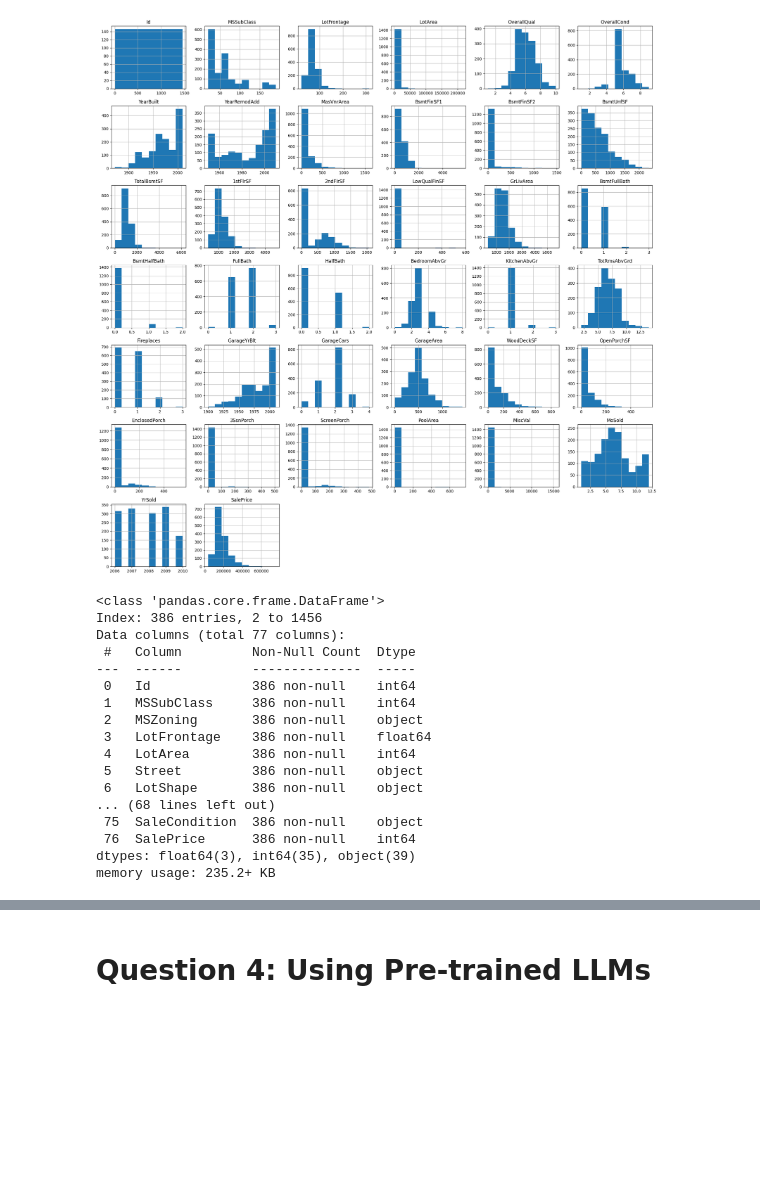
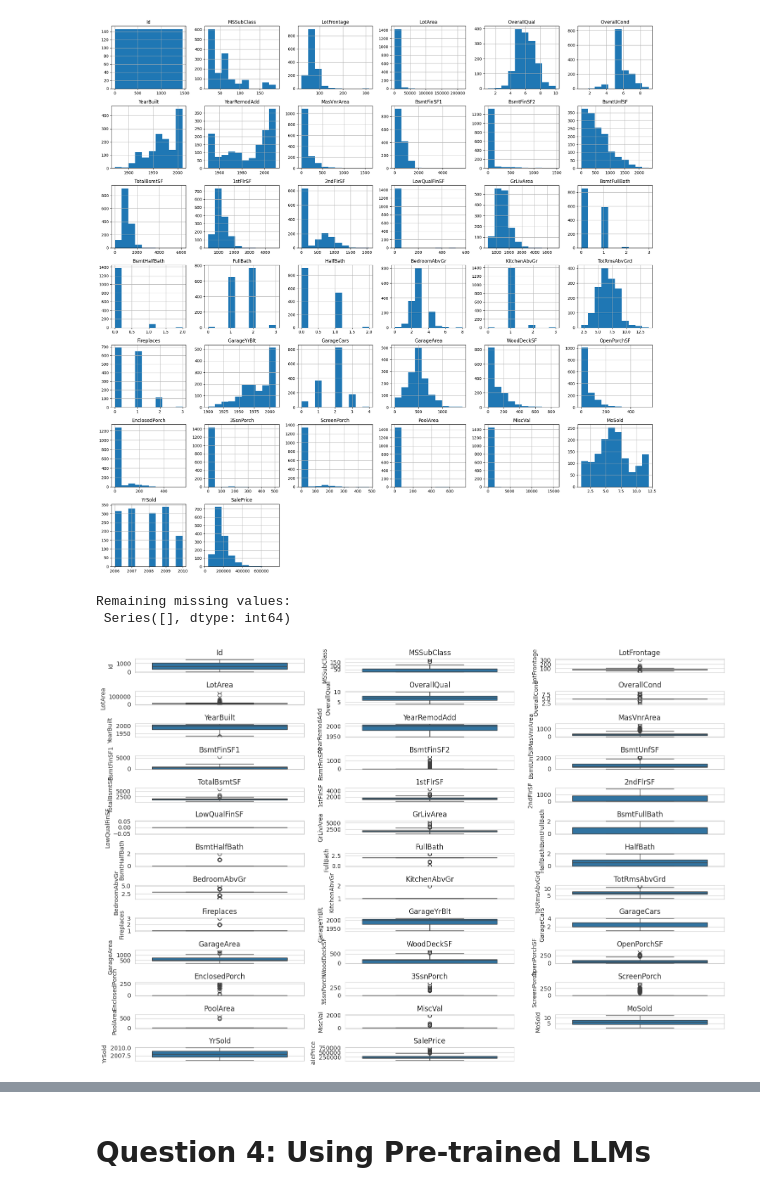
Before and after one commit to RichardRajesh/5731-Computational-methods, a Jupyter notebook: Rajesh_Bodas_Assignment_4.ipynb, the cells around one changed output, grey strips where cells are left out. Cells and saved outputs as stored; diff of their text form; code cells hidden in the pictures; blank space fills up the shorter version.

```diff
--- a/Rajesh_Bodas_Assignment_4.ipynb
+++ b/Rajesh_Bodas_Assignment_4.ipynb
@@ -330,23 +347,37 @@ GarageQual       81
 GarageCond       81
 dtype: int64
 [figure]
-# %%
-data_Train.info()
-# %% [output]
-<class 'pandas.core.frame.DataFrame'>
-Index: 386 entries, 2 to 1456
-Data columns (total 77 columns):
- #   Column         Non-Null Count  Dtype
----  ------         --------------  -----
- 0   Id             386 non-null    int64
- 1   MSSubClass     386 non-null    int64
- 2   MSZoning       386 non-null    object
- 3   LotFrontage    386 non-null    float64
- 4   LotArea        386 non-null    int64
- 5   Street         386 non-null    object
- 6   LotShape       386 non-null    object
-... (68 lines left out)
- 75  SaleCondition  386 non-null    object
- 76  SalePrice      386 non-null    int64
-dtypes: float64(3), int64(35), object(39)
-memory usage: 235.2+ KB
+# %%
+# Define the columns with missing values and their respective mode values
+columns_to_impute = ['MasVnrType', 'BsmtQual', 'BsmtCond', 'BsmtExposure',
+                     'BsmtFinType1', 'BsmtFinType2', 'Electrical', 'FireplaceQu',
+                     'GarageType', 'GarageFinish', 'GarageQual', 'GarageCond']
+
+# Iterate through each column and fill missing values with mode
+for column in columns_to_impute:
+    mode_value = data_Train[column].mode()[0]  # Calculate mode for the current column
+    data_Train[column].fillna(mode_value, inplace=True)  # Fill missing values with mode
+
+# Check if there are any remaining missing values
+null_values = data_Train.isnull().sum()
+print("Remaining missing values:\n", null_values[null_values > 0])
+# %% [output]
+Remaining missing values:
+ Series([], dtype: int64)
+# %%
+import numpy as np
+numeric_columns = data_Train.select_dtypes(include=['int64', 'float64']).columns
+# Adjust the number of rows and columns for subplots
+num_cols = len(numeric_columns)
+num_rows = int(np.ceil(num_cols / 3))  # Divide by 3 columns per row
+
+# Box plots for numerical variables
+plt.figure(figsize=(15, 10))
+for i, column in enumerate(numeric_columns, 1):
+    plt.subplot(num_rows, 3, i)
+    sns.boxplot(y=data_Train[column])
+    plt.title(column)
+plt.tight_layout()
+plt.show()
+# %% [output]
+[figure, added]
```
Also changed, not shown: parts of 19 cells of this notebook.
